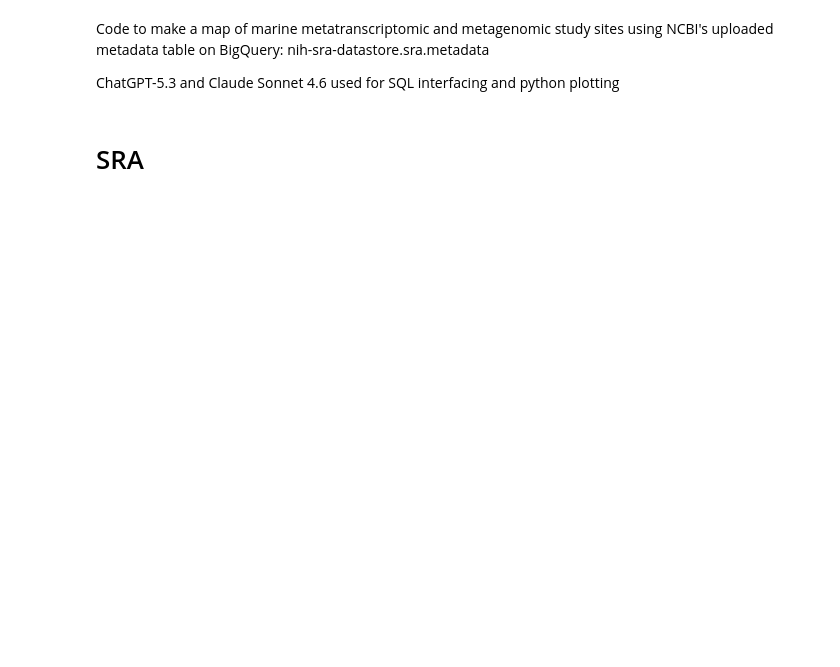
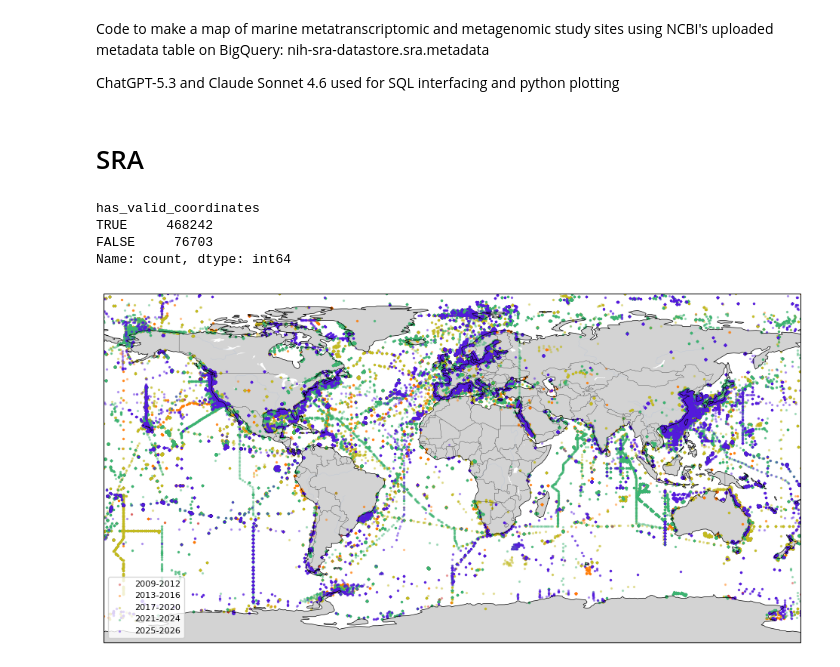
Before and after one commit to CohenLabUGA/ARMS, a Jupyter notebook: ARMS-BigQuery.ipynb, the cells around one changed output. Drawn from its saved outputs; the diff is of its cells as text; code cells hidden in the pictures; blank space fills up the shorter version.

```diff
--- a/ARMS-BigQuery.ipynb
+++ b/ARMS-BigQuery.ipynb
@@ -102,0 +313,63 @@ FROM (
+# %%
+print(df["has_valid_coordinates"].value_counts())
+# %% [output]
+has_valid_coordinates
+TRUE     468242
+FALSE     76703
+Name: count, dtype: int64
+# %%
+import matplotlib.pyplot as plt
+import cartopy.crs as ccrs
+import cartopy.feature as cfeature
+
+# keep rows with usable coordinates
+pts = df[df["has_valid_coordinates"] == "TRUE"].copy()
+
+# color data points by release date
+pts["releasedate_dt"] = pd.to_datetime(
+    pts["releasedate"],
+    errors="coerce",
+    utc=True
+)
+
+pts["year"] = pts["releasedate_dt"].dt.year
+
+bins = [2009, 2013, 2017, 2021, 2025, 2027]
+
+labels = ["2009-2012", "2013-2016", "2017-2020", "2021-2024", "2025-2026"]
+
+pts["bucket"] = pd.cut(pts["year"], bins=bins, labels=labels, right=False)
+pts["bucket"].value_counts(dropna=False)
+colors = {
+    "2009-2012": "#D22B2B",
+    "2013-2016": "#FF7B00",
+    "2017-2020": "#C2BA1F",
+    "2021-2024": "#3CB371",
+    "2025-2026": "#551ADE",
+}
+
+fig = plt.figure(figsize=(12,6))
+ax = plt.axes(projection=ccrs.PlateCarree())
+
+ax.add_feature(cfeature.LAND, facecolor="lightgray")
+ax.add_feature(cfeature.COASTLINE, linewidth=0.5)
+ax.add_feature(cfeature.BORDERS, linewidth=0.2)
+ax.add_feature(cfeature.LAKES, facecolor="white", linewidth=0.1)
+ax.add_feature(cfeature.RIVERS, linewidth=0.1)
+
+for lab in labels:
+    sub = pts[pts["bucket"] == lab]
+    ax.scatter(
+        sub["longitude"], sub["latitude"],
+        s=2, alpha=0.35,
+        color=colors[lab],
+        transform=ccrs.PlateCarree(),
+        label=lab
+    )
+
+ax.set_global()
+ax.set_title("")
+ax.legend(loc="lower left", fontsize=8, frameon=True)
+plt.show()
+# %% [output]
+[figure, added]
```
Also changed, not shown: parts of 8 cells of this notebook.
